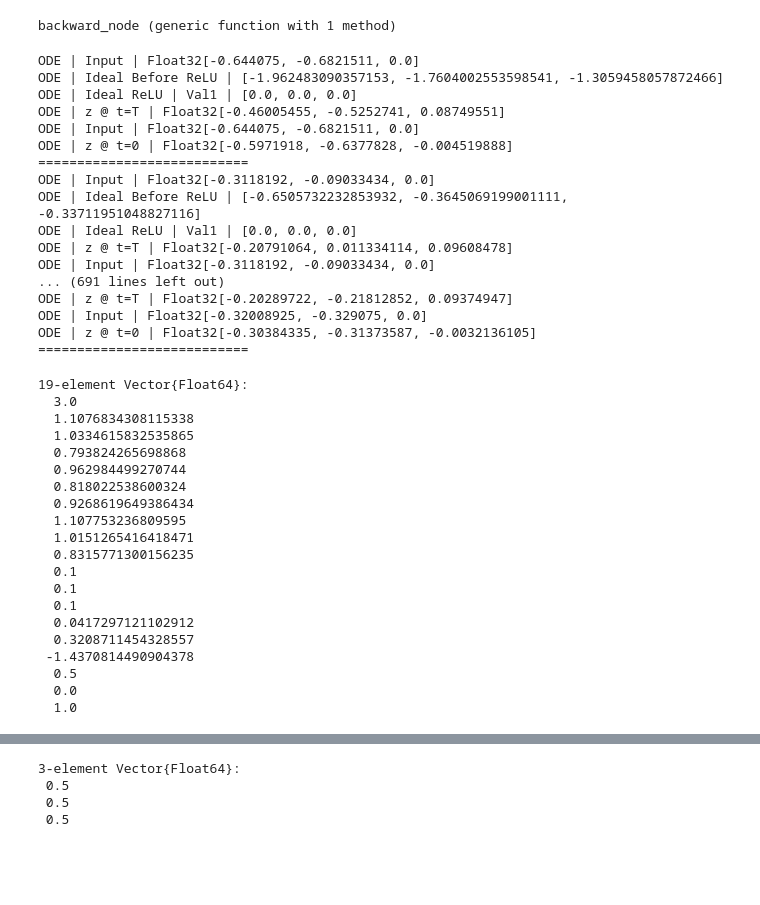
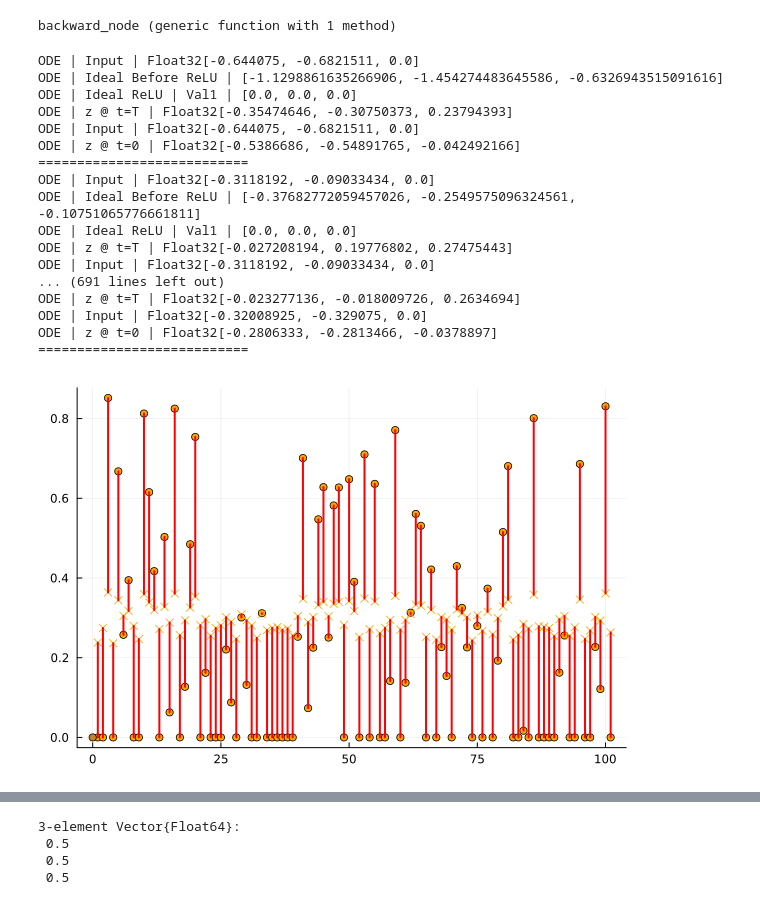
Before and after one commit to rajiv256/NeuralCRNGen, a Jupyter notebook: julia/odecheck.ipynb, the cells around one changed output, grey strips where cells are left out. Saved outputs shown, nothing was run; the diff lists cells and outputs as text; code cells hidden in the pictures; blank space fills up the shorter version.

```diff
--- a/julia/odecheck.ipynb
+++ b/julia/odecheck.ipynb
@@ -125,12 +122,14 @@ end
 backward_node (generic function with 1 method)
 # %%
 DIMS = 3
-tspan = (0.0, 0.2)
+tspan = (0.0, 0.6)
 rtspan = reverse(tspan)
 fsol = nothing
 bsol = nothing
-fwd_diff_perc = 0.0
-bwd_diff_perc = 0.0
+idealz = []
+odez = []
+idealx = []
+odex = []
 for trindex in eachindex(train)
     x = train[trindex][1:2]
     y = train[trindex][3]
@@ -159,46 +158,54 @@ for trindex in eachindex(train)
     println("ODE | Input | ", x)
     println("ODE | z @ t=0 | ", bsol[end])
     println("===========================")
+
+    ## Tracking
+    push!(idealx, x)
+    push!(idealz, reluval)
+    push!(odex, bsol[end])
+    push!(odez, fsol[end])
     # break
 end
+nothing
 # %% [output]
 ODE | Input | Float32[-0.644075, -0.6821511, 0.0]
-ODE | Ideal Before ReLU | [-1.962483090357153, -1.7604002553598541, -1.3059458057872466]
+ODE | Ideal Before ReLU | [-1.1298861635266906, -1.454274483645586, -0.6326943515091616]
 ODE | Ideal ReLU | Val1 | [0.0, 0.0, 0.0]
-ODE | z @ t=T | Float32[-0.46005455, -0.5252741, 0.08749551]
+ODE | z @ t=T | Float32[-0.35474646, -0.30750373, 0.23794393]
 ODE | Input | Float32[-0.644075, -0.6821511, 0.0]
-ODE | z @ t=0 | Float32[-0.5971918, -0.6377828, -0.004519888]
+ODE | z @ t=0 | Float32[-0.5386686, -0.54891765, -0.042492166]
 ===========================
 ODE | Input | Float32[-0.3118192, -0.09033434, 0.0]
-ODE | Ideal Before ReLU | [-0.6505732232853932, -0.3645069199001111, -0.33711951048827116]
+ODE | Ideal Before ReLU | [-0.37682772059457026, -0.2549575096324561, -0.10751065776661811]
 ODE | Ideal ReLU | Val1 | [0.0, 0.0, 0.0]
-ODE | z @ t=T | Float32[-0.20791064, 0.011334114, 0.09608478]
+ODE | z @ t=T | Float32[-0.027208194, 0.19776802, 0.27475443]
 ODE | Input | Float32[-0.3118192, -0.09033434, 0.0]
 ... (691 lines left out)
-ODE | z @ t=T | Float32[-0.20289722, -0.21812852, 0.09374947]
+ODE | z @ t=T | Float32[-0.023277136, -0.018009726, 0.2634694]
 ODE | Input | Float32[-0.32008925, -0.329075, 0.0]
-ODE | z @ t=0 | Float32[-0.30384335, -0.31373587, -0.0032136105]
+ODE | z @ t=0 | Float32[-0.2806333, -0.2813466, -0.0378897]
 ===========================
-# %%
-params
-# %% [output]
-19-element Vector{Float64}:
-  3.0
-  1.1076834308115338
-  1.0334615832535865
-  0.793824265698868
-  0.962984499270744
-  0.818022538600324
-  0.9268619649386434
-  1.107753236809595
-  1.0151265416418471
-  0.8315771300156235
-  0.1
-  0.1
-  0.1
-  0.0417297121102912
-  0.3208711454328557
- -1.4370814490904378
-  0.5
-  0.0
-  1.0
+# %%
+plot()
+xplot = [i for i in 1:length(train)]
+yideals = [idealx, idealz]
+yodes = [odex, odez]
+J = 3 # 1, 2, 3 are for first, second, third coordinates
+for yi in [2] # 1 is for x , 2 is for z
+    yideal = yideals[yi]
+    yode = yodes[yi]
+    colors = ["blue", "green", "orange"]
+    markershapes = [:circle, :rect]
+    g = scatter!(xplot, getindex.(yideal, J), mc=colors[J],  markershape=:circle)
+    g = scatter!(xplot, getindex.(yode, J), mc=colors[J], markershape=:xcross)
+    yidealJ = getindex.(yideal, J)
+    yodeJ = getindex.(yode, J)
+    for xi in eachindex(xplot)
+        plot!([xi, xi], [yidealJ[xi], yodeJ[xi]], linewidth=2, color=:red)
+    end
+
+
+end
+scatter!([0], [0], legend=:none)
+# %% [output]
+[figure, added]
```
Also changed, not shown: parts of 7 cells of this notebook, 15 other files.
